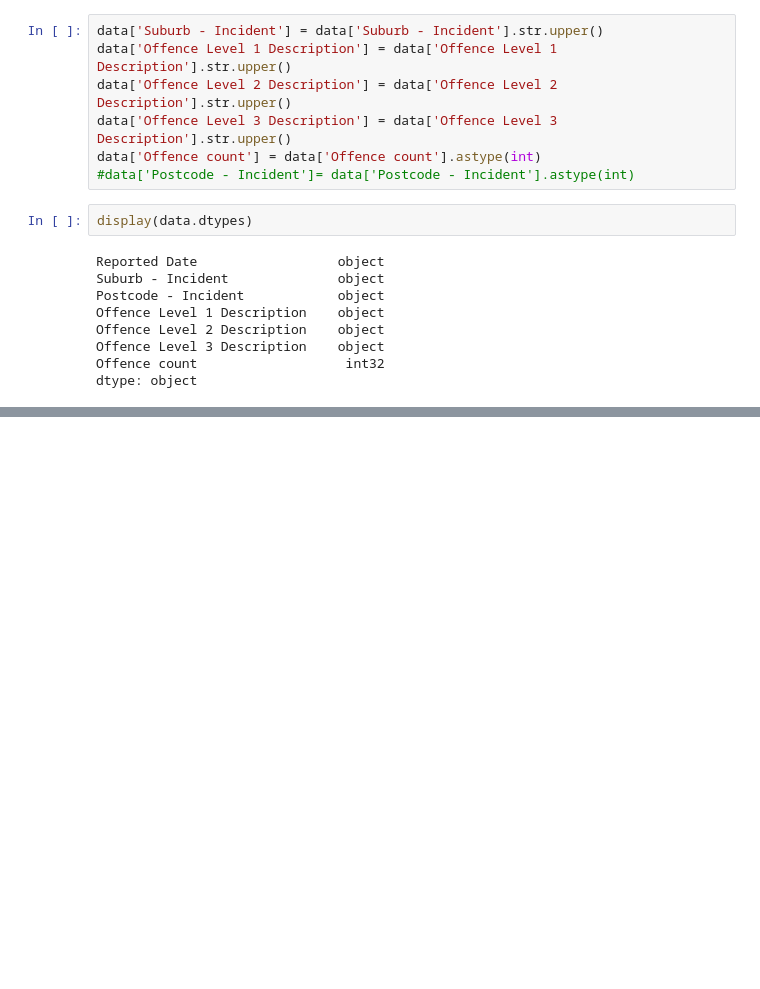
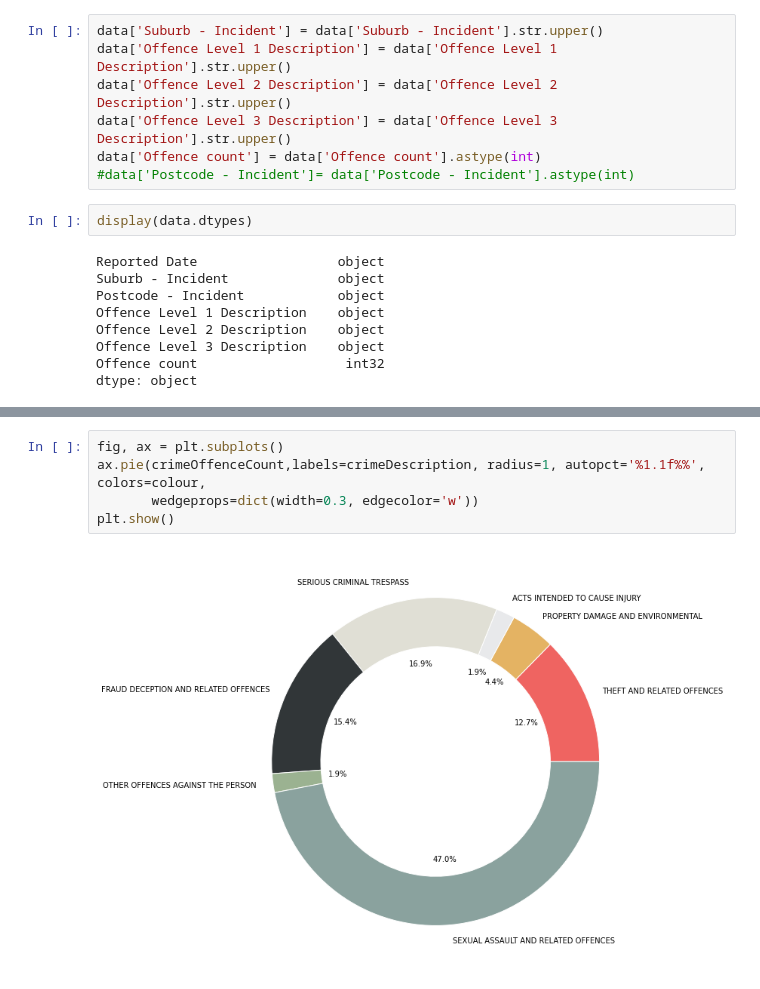
Before and after one commit to MunyaradziMagura/SA-Crime, a Jupyter notebook: SA_crime.ipynb, the cells around one changed output, grey strips where cells are left out. Saved outputs shown, nothing was run; the diff lists cells and outputs as text; blank space fills up the shorter version.

```diff
--- a/SA_crime.ipynb
+++ b/SA_crime.ipynb
@@ -204,0 +221,7 @@ plt.show()
+# %%
+fig, ax = plt.subplots()
+ax.pie(crimeOffenceCount,labels=crimeDescription, radius=1, autopct='%1.1f%%', colors=colour,
+       wedgeprops=dict(width=0.3, edgecolor='w'))
+plt.show()
+# %% [output]
+[figure, added]
```
Also changed, not shown: parts of 7 cells of this notebook.
